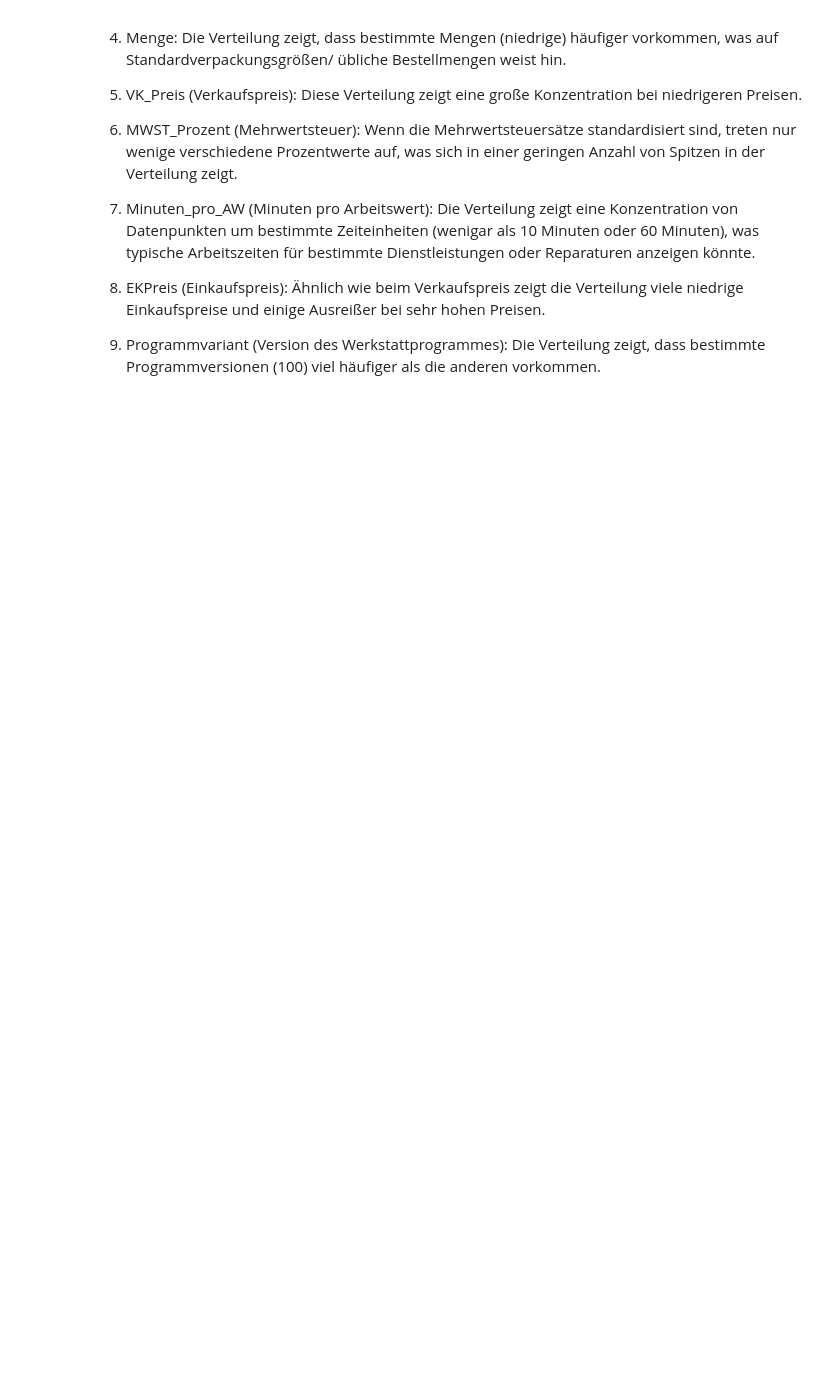
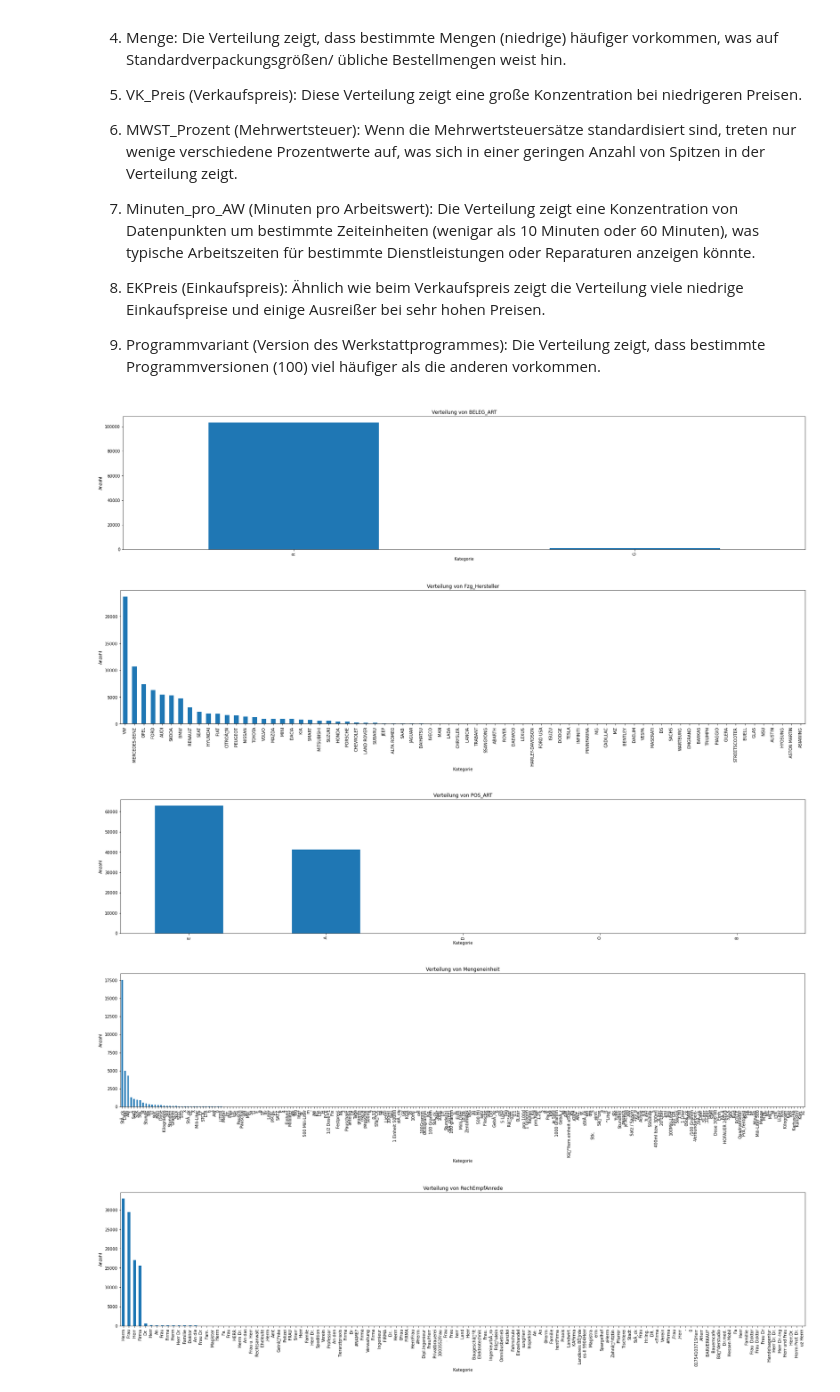
Before and after one commit to William-Zhang-26/BI-Analytics-Topmotive, a Jupyter notebook: Projekt_Topmotive.ipynb, the cells around one changed output. Drawn from its saved outputs; the diff is of its cells as text; code cells hidden in the pictures; blank space fills up the shorter version.

Commit message:
Datenverteilung Ergenzung 2

```diff
--- a/Projekt_Topmotive.ipynb
+++ b/Projekt_Topmotive.ipynb
@@ -711,3 +711,28 @@ Die Verteilung zeigt eine Konzentration von Datenpunkten um bestimmte Zeiteinhei
 
 9. Programmvariant (Version des Werkstattprogrammes):
 Die Verteilung zeigt, dass bestimmte Programmversionen (100) viel häufiger als die anderen vorkommen.
+# %%
+# Diagrame für kategorsiche Daten
+
+# Erstelle eine Liste der kategorischen Attribute die visualisiert sein sollten
+cat_attributes = ['BELEG_ART', 'Fzg_Hersteller', 'POS_ART', 'Mengeneinheit',
+                  'RechEmpfAnrede']
+
+# Erstelle für jede kategorische Spalte ein Balkendiagramm.
+for column in cat_attributes:
+    # Zählen Sie die Vorkommen jeder Kategorie in der aktuellen Spalte.
+    counts = df_Belege_cleaned[column].value_counts()
+
+    # Erstellen Sie das Balkendiagramm.
+    plt.figure(figsize=(30, 6))
+    counts.plot(kind='bar')
+    plt.title(f'Verteilung von {column}')
+    plt.xlabel('Kategorie')
+    plt.ylabel('Anzahl')
+    plt.show()
+# %% [output]
+[figure, added]
+[figure, added]
+[figure, added]
+[figure, added]
+[figure, added]
```
Also changed, not shown: parts of 2 cells of this notebook.
